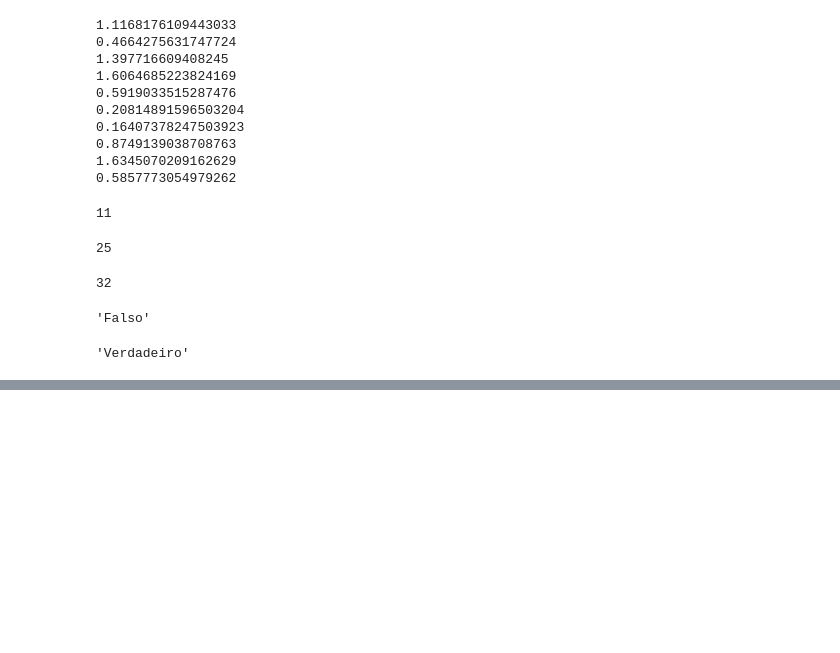
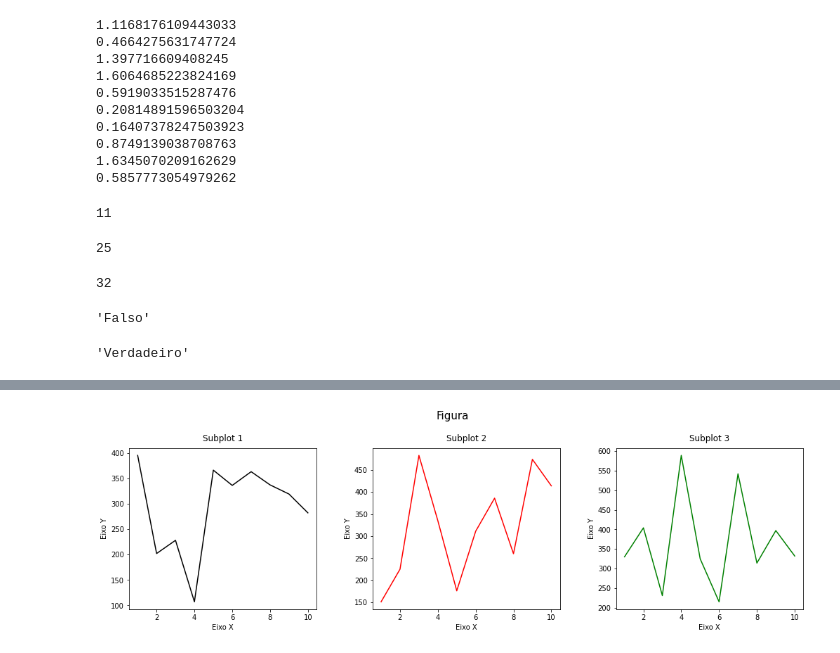
Before and after one commit to artbbs/42SP-arfernan, a Jupyter notebook: SoukAnalytics.ipynb, the cells around one changed output, grey strips where cells are left out. Drawn from its saved outputs; the diff is of its cells as text; code cells hidden in the pictures; blank space fills up the shorter version.

```diff
--- a/SoukAnalytics.ipynb
+++ b/SoukAnalytics.ipynb
@@ -982,0 +1317,32 @@ Exemplo(2)
+# %%
+np.random.seed(6)
+x = np.arange(1, 11)
+y1 = np.random.randint(1, 400, 10)
+y2 = np.random.randint(150, 500, 10)
+y3 = np.random.randint(200, 600, 10)
+
+plt.figure(figsize = (15, 5))
+plt.suptitle('Figura', fontsize = 15)
+
+plt.subplot(1, 3, 1)
+plt.plot(x, y1, color = 'k')
+plt.title('Subplot 1', pad = 10)
+plt.xlabel('Eixo X')
+plt.ylabel('Eixo Y')
+
+plt.subplot(1, 3, 2)
+plt.plot(x, y2, color = 'r')
+plt.title('Subplot 2', pad = 10)
+plt.xlabel('Eixo X')
+plt.ylabel('Eixo Y')
+
+plt.subplot(1, 3, 3)
+plt.plot(x, y3, color = 'g')
+plt.title('Subplot 3', pad = 10)
+plt.xlabel('Eixo X')
+plt.ylabel('Eixo Y')
+
+plt.tight_layout(pad = 4)
+plt.show()
+# %% [output]
+[figure, added]
```
Also changed, not shown: parts of 59 cells of this notebook.
